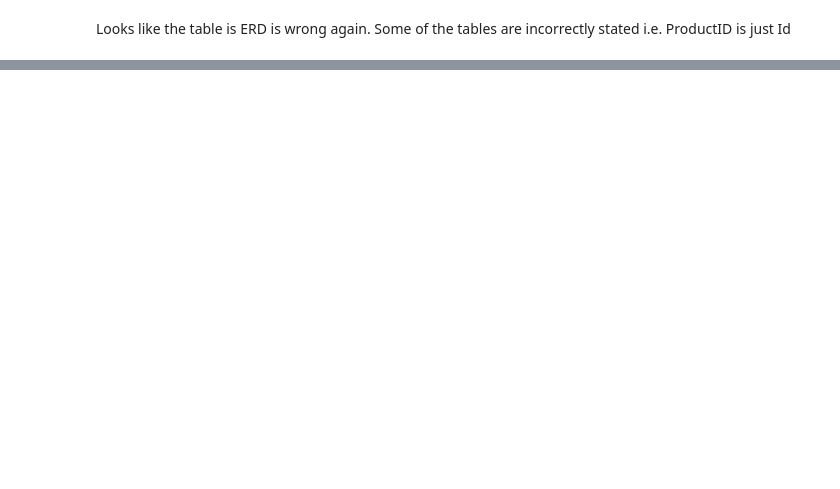
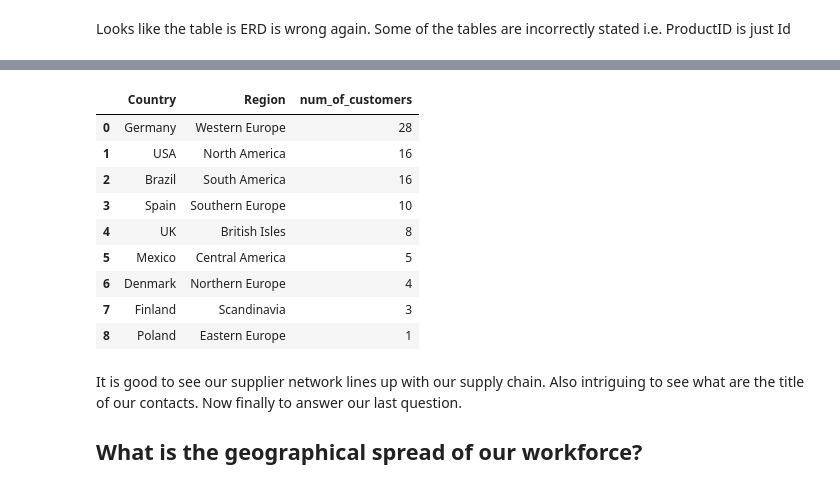
Before and after one commit to Socjon/dsc-2-final-project-online-ds-pt-100118, a Jupyter notebook: rough.ipynb, the cells around one changed output, grey strips where cells are left out. Drawn from its saved outputs; the diff is of its cells as text; code cells hidden in the pictures; blank space fills up the shorter version.

```diff
--- a/rough.ipynb
+++ b/rough.ipynb
@@ -259,0 +340,9 @@ Next steps: Compare the JOIN statements. An inner join gave me less stuff. WHY?
+# %%
+q = '''SELECT Country, Region, Count(*) num_of_customers \
+FROM Customer  \
+GROUP BY Region  \
+ORDER BY num_of_customers DESC'''
+
+df5 = pd.read_sql_query(q, engine)
+df5
+# %% [output]
@@ -259,0 +351,14 @@ Next steps: Compare the JOIN statements. An inner join gave me less stuff. WHY?
+|  | Country | Region | num_of_customers |
+| 0 | Germany | Western Europe | 28 |
+| 1 | USA | North America | 16 |
+| 2 | Brazil | South America | 16 |
+| 3 | Spain | Southern Europe | 10 |
+| 4 | UK | British Isles | 8 |
+| 5 | Mexico | Central America | 5 |
+| 6 | Denmark | Northern Europe | 4 |
+| 7 | Finland | Scandinavia | 3 |
+| 8 | Poland | Eastern Europe | 1 |
+# %% [markdown]
+It is good to see our supplier network lines up with our supply chain. Also intriguing to see what are the title of our contacts. Now finally to answer our last question.
+
+## What is the geographical spread of our workforce?
```
Also changed, not shown: parts of 24 cells of this notebook, 1 other file.
